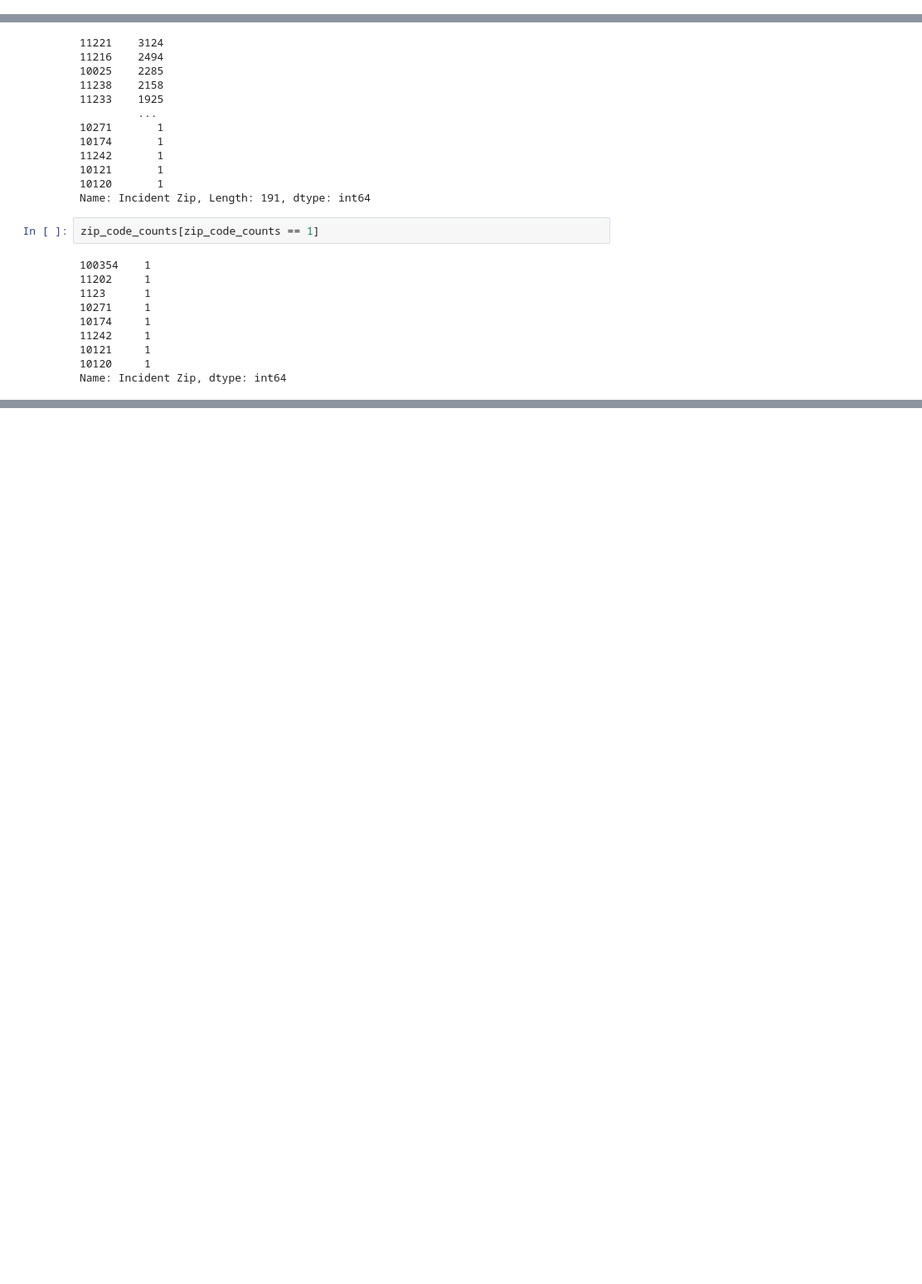
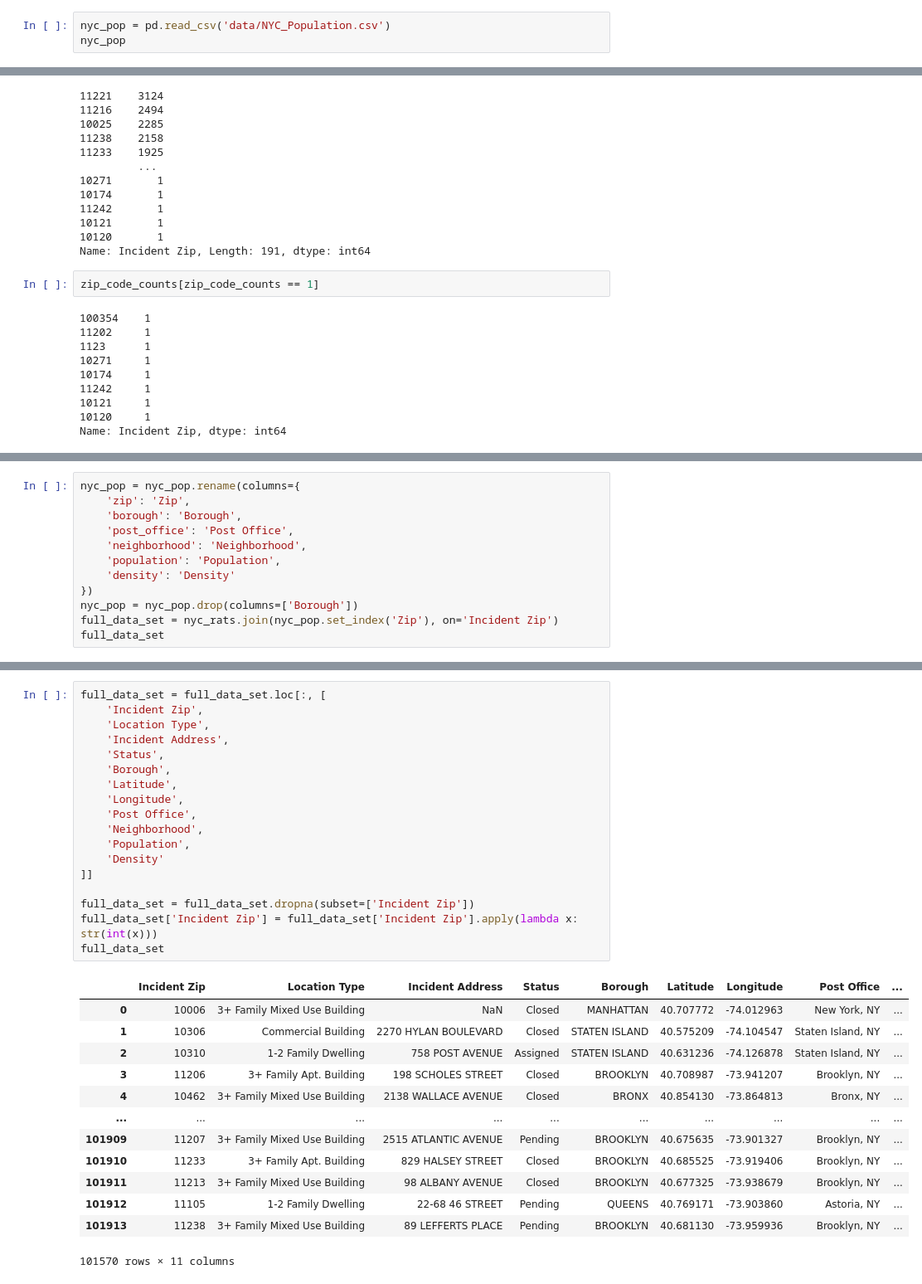
Before and after one commit to AJarombek/machine-learning-programs, a Jupyter notebook: programs/nyc-rats/nyc-rats.ipynb, the cells around one changed output, grey strips where cells are left out. Shown at 83% size. Drawn from its saved outputs; the diff is of its cells as text; blank space fills up the shorter version.

```diff
--- a/programs/nyc-rats/nyc-rats.ipynb
+++ b/programs/nyc-rats/nyc-rats.ipynb
@@ -21,0 +41,3 @@ nyc_rats
+# %%
+nyc_pop = pd.read_csv('data/NYC_Population.csv')
+nyc_pop
@@ -170,0 +301,12 @@ strat_test_set['Incident Zip'].value_counts()
+# %%
+nyc_pop = nyc_pop.rename(columns={
+    'zip': 'Zip',
+    'borough': 'Borough',
+    'post_office': 'Post Office',
+    'neighborhood': 'Neighborhood',
+    'population': 'Population',
+    'density': 'Density'
+})
+nyc_pop = nyc_pop.drop(columns=['Borough'])
+full_data_set = nyc_rats.join(nyc_pop.set_index('Zip'), on='Incident Zip')
+full_data_set
@@ -170,0 +347,32 @@ strat_test_set['Incident Zip'].value_counts()
+# %%
+full_data_set = full_data_set.loc[:, [
+    'Incident Zip',
+    'Location Type',
+    'Incident Address',
+    'Status',
+    'Borough',
+    'Latitude',
+    'Longitude',
+    'Post Office',
+    'Neighborhood',
+    'Population',
+    'Density'
+]]
+
+full_data_set = full_data_set.dropna(subset=['Incident Zip'])
+full_data_set['Incident Zip'] = full_data_set['Incident Zip'].apply(lambda x: str(int(x)))
+full_data_set
+# %% [output]
+|  | Incident Zip | Location Type | Incident Address | Status | Borough | Latitude | Longitude | Post Office | ... |
+| 0 | 10006 | 3+ Family Mixed Use Building | NaN | Closed | MANHATTAN | 40.707772 | -74.012963 | New York, NY | ... |
+| 1 | 10306 | Commercial Building | 2270 HYLAN BOULEVARD | Closed | STATEN ISLAND | 40.575209 | -74.104547 | Staten Island, NY | ... |
+| 2 | 10310 | 1-2 Family Dwelling | 758 POST AVENUE | Assigned | STATEN ISLAND | 40.631236 | -74.126878 | Staten Island, NY | ... |
+| 3 | 11206 | 3+ Family Apt. Building | 198 SCHOLES STREET | Closed | BROOKLYN | 40.708987 | -73.941207 | Brooklyn, NY | ... |
+| 4 | 10462 | 3+ Family Mixed Use Building | 2138 WALLACE AVENUE | Closed | BRONX | 40.854130 | -73.864813 | Bronx, NY | ... |
+| ... | ... | ... | ... | ... | ... | ... | ... | ... | ... |
+| 101909 | 11207 | 3+ Family Mixed Use Building | 2515 ATLANTIC AVENUE | Pending | BROOKLYN | 40.675635 | -73.901327 | Brooklyn, NY | ... |
+| 101910 | 11233 | 3+ Family Apt. Building | 829 HALSEY STREET | Closed | BROOKLYN | 40.685525 | -73.919406 | Brooklyn, NY | ... |
+| 101911 | 11213 | 3+ Family Mixed Use Building | 98 ALBANY AVENUE | Closed | BROOKLYN | 40.677325 | -73.938679 | Brooklyn, NY | ... |
+| 101912 | 11105 | 1-2 Family Dwelling | 22-68 46 STREET | Pending | QUEENS | 40.769171 | -73.903860 | Astoria, NY | ... |
+| 101913 | 11238 | 3+ Family Mixed Use Building | 89 LEFFERTS PLACE | Pending | BROOKLYN | 40.681130 | -73.959936 | Brooklyn, NY | ... |
+101570 rows × 11 columns
```
Also changed, not shown: parts of 15 cells of this notebook, 1 other file.
